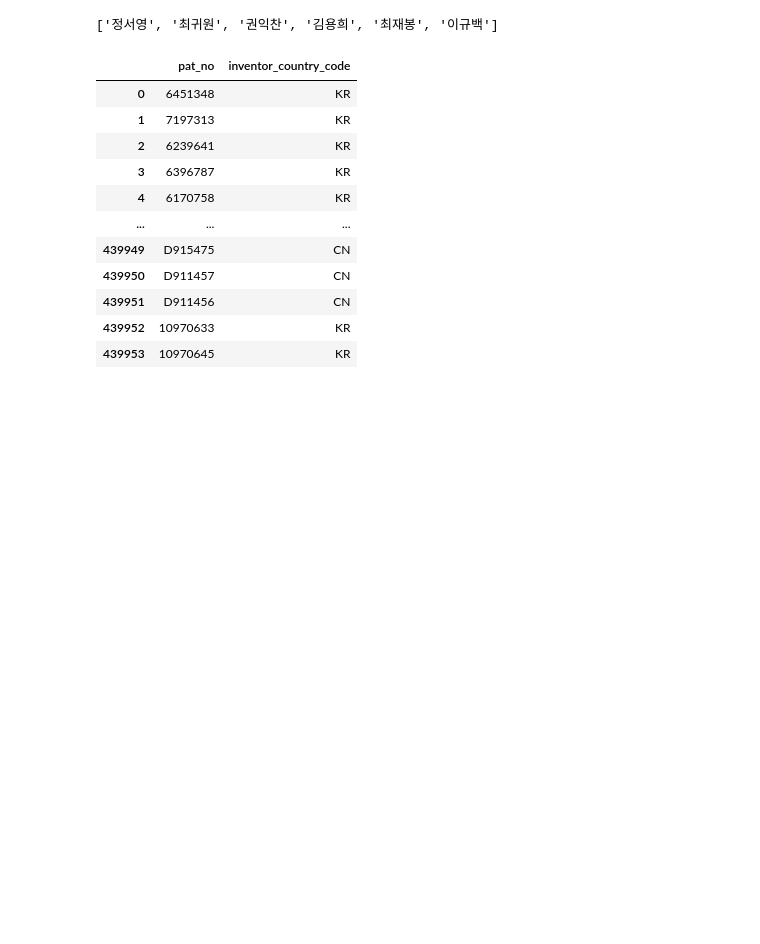
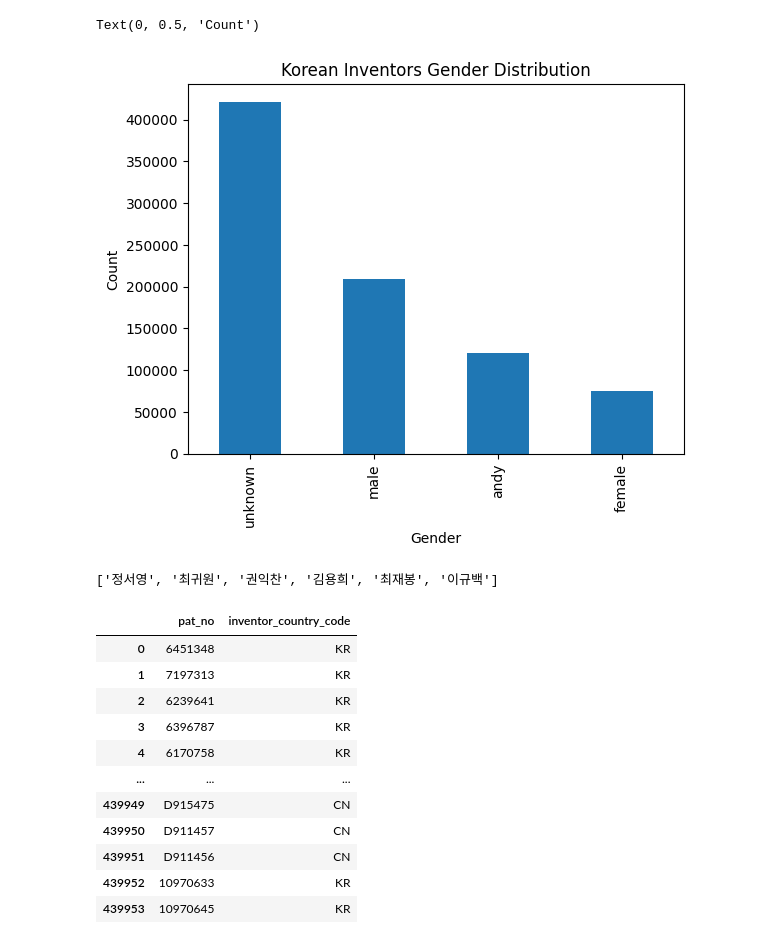
Before and after one commit to BU-Spark/ds-bu-law-race-based, a Jupyter notebook: fall22-team-2/googlePatents.ipynb, the cells around one changed output. Saved outputs shown, nothing was run; the diff lists cells and outputs as text; code cells hidden in the pictures; blank space fills up the shorter version.

```diff
--- a/fall22-team-2/googlePatents.ipynb
+++ b/fall22-team-2/googlePatents.ipynb
@@ -25,3 +41,13 @@ df
+# %%
+korean_gender_distribution = korean_inventors['gender'].value_counts().drop('na')
+# barplot it
+korean_gender_distribution.plot.bar()
+plt.title('Korean Inventors Gender Distribution')
+plt.xlabel('Gender')
+plt.ylabel('Count')
+# %% [output]
+Text(0, 0.5, 'Count')
+[figure, added]
 # %%
 # first get the patent page
 def get_patent_page(patno, countryCode):
```
Also changed, not shown: parts of 3 cells of this notebook, 2 other files.
